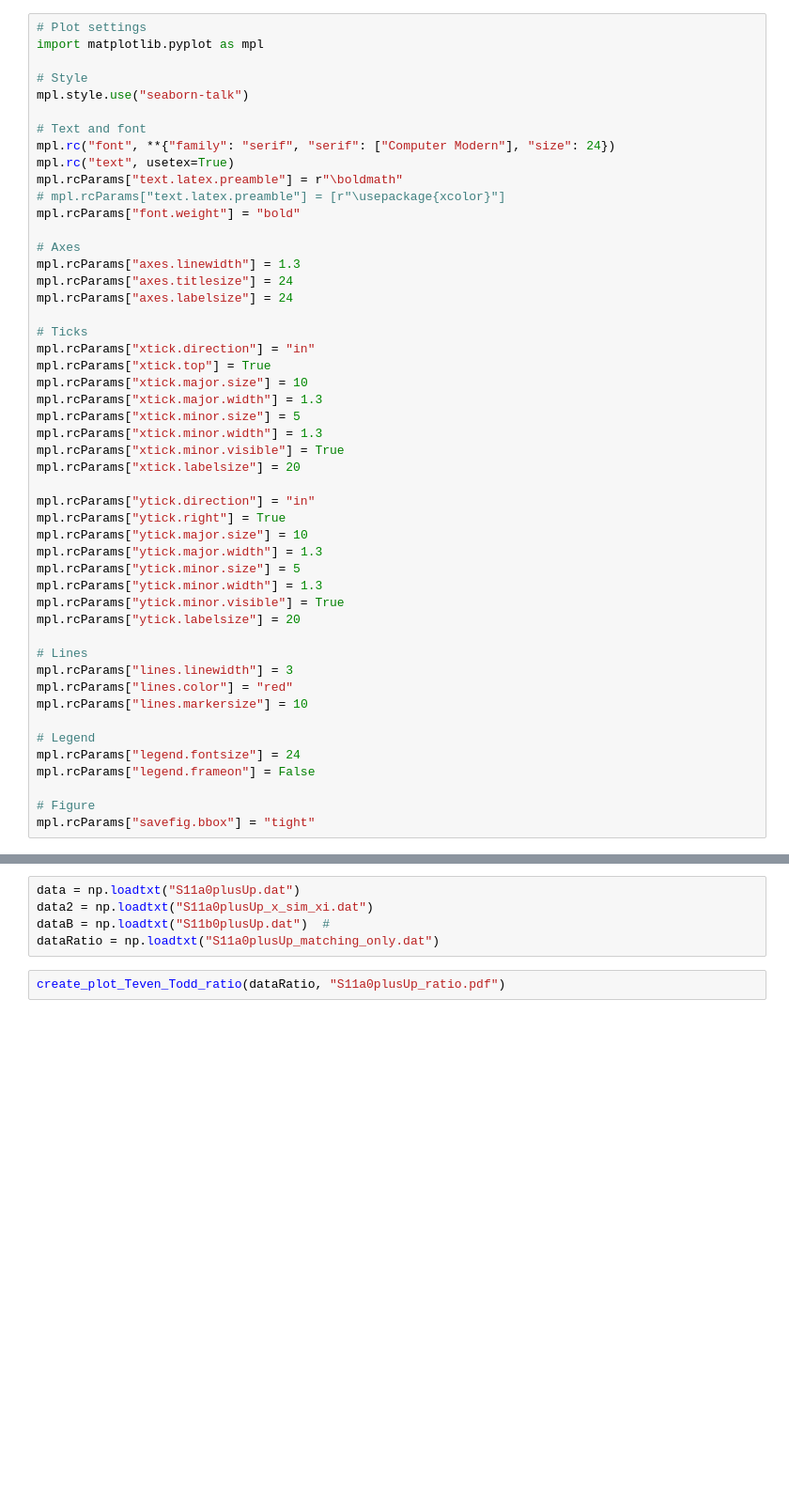
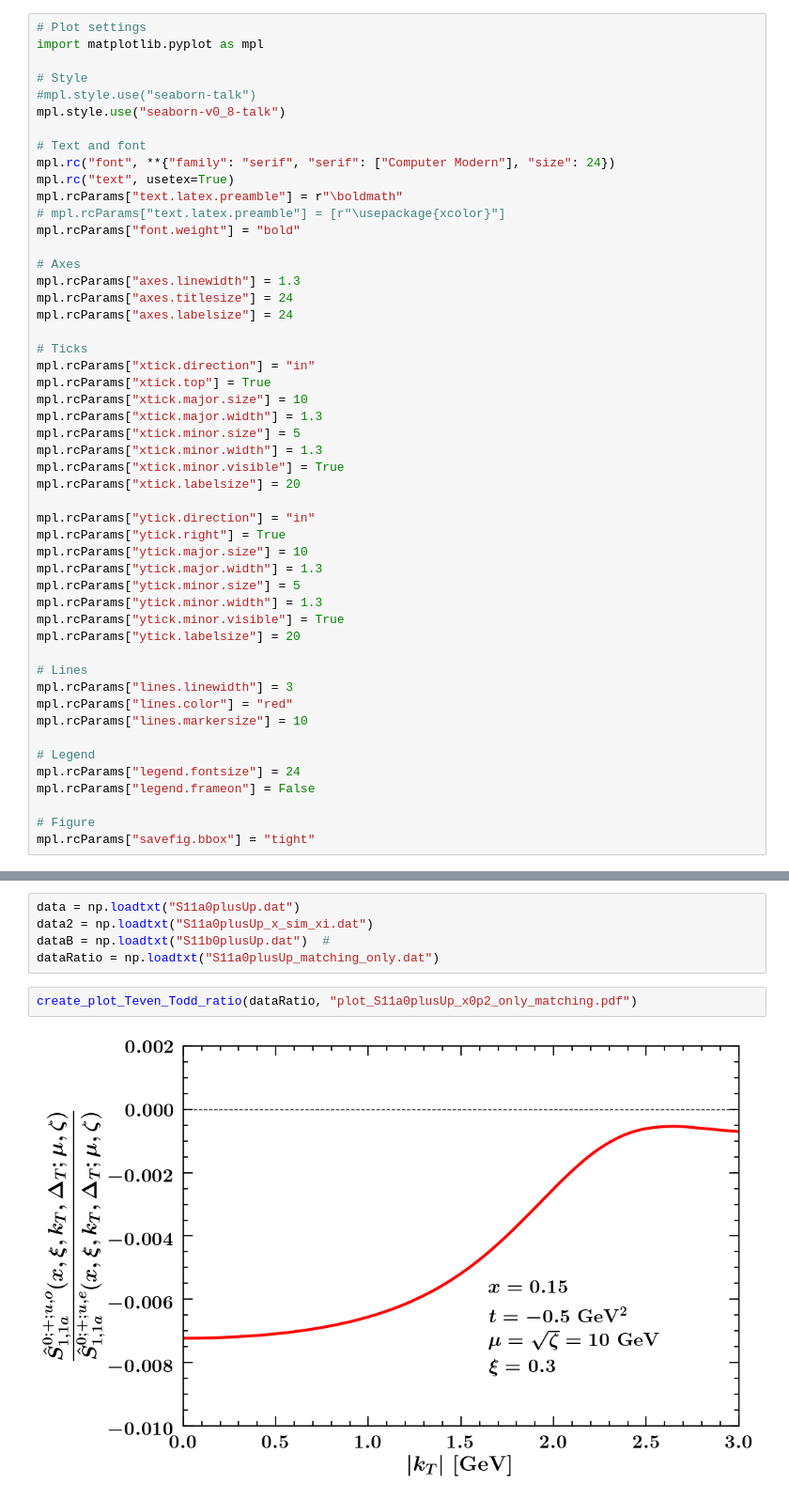
Before and after one commit to vbertone/GTMDMatchingFunctions, a Jupyter notebook: Analyze_output.ipynb, the cells around one changed output, grey strips where cells are left out. Shown: that part at 94% size. Saved outputs shown, nothing was run; the diff lists cells and outputs as text; blank space fills up the shorter version.

```diff
--- a/Analyze_output.ipynb
+++ b/Analyze_output.ipynb
@@ -6,7 +6,8 @@ from matplotlib.ticker import ScalarFormatter
 import matplotlib.pyplot as mpl
 
 # Style
-mpl.style.use("seaborn-talk")
+#mpl.style.use("seaborn-talk")
+mpl.style.use("seaborn-v0_8-talk")
 
 # Text and font
 mpl.rc("font", **{"family": "serif", "serif": ["Computer Modern"], "size": 24})
@@ -393,6 +387,8 @@ data2 = np.loadtxt("S11a0plusUp_x_sim_xi.dat")
 dataB = np.loadtxt("S11b0plusUp.dat")  #
 dataRatio = np.loadtxt("S11a0plusUp_matching_only.dat")
 # %%
-create_plot_Teven_Todd_ratio(dataRatio, "S11a0plusUp_ratio.pdf")
+create_plot_Teven_Todd_ratio(dataRatio, "plot_S11a0plusUp_x0p2_only_matching.pdf")
+# %% [output]
+[figure, added]
 # %%
 create_plot(data, 0, "plot_S11a0plusUp_x0p2.pdf")
```
Also changed, not shown: parts of 9 cells of this notebook.
